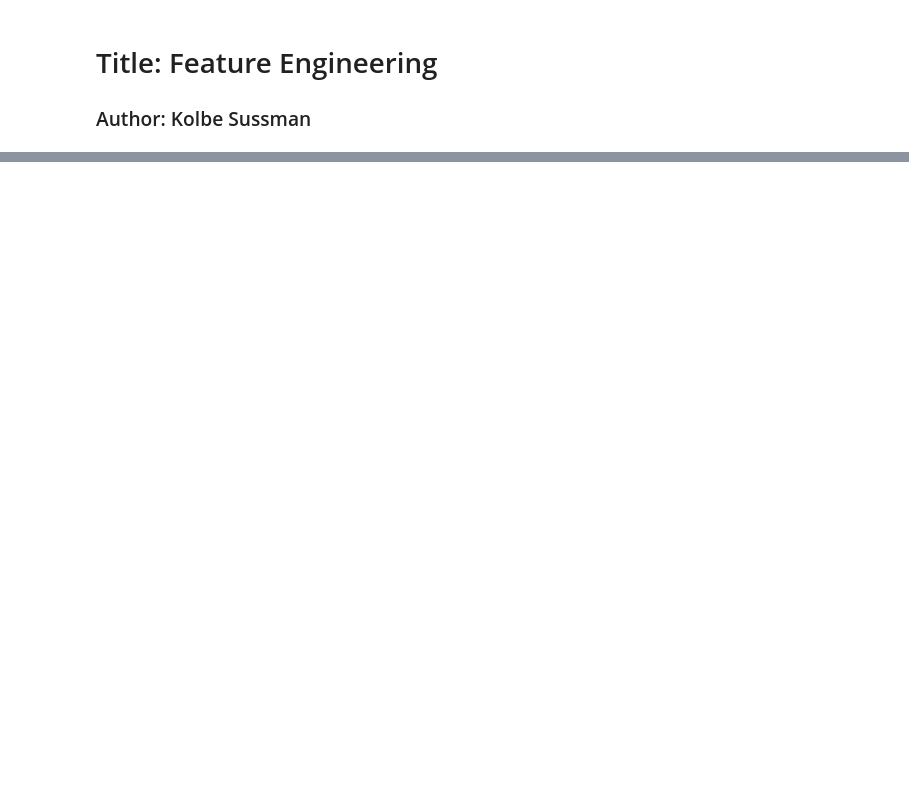
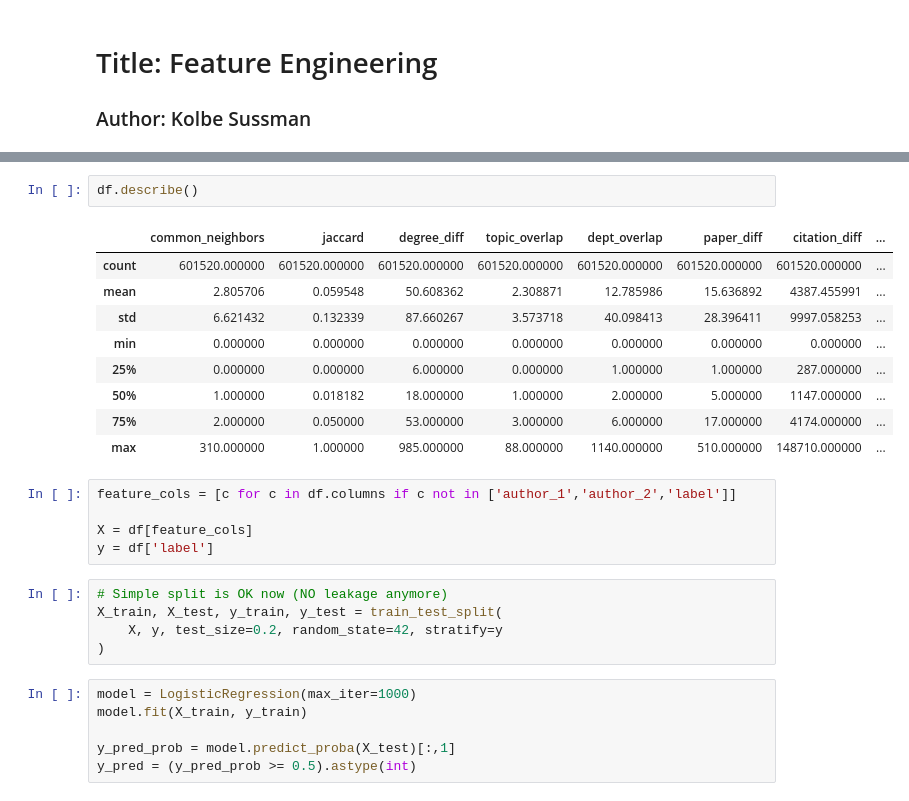
Before and after one commit to KolbeSussman/SIADS699-TheCollaboratory, a Jupyter notebook: notebooks/04_modeling.ipynb, the cells around one changed output, grey strips where cells are left out. Saved outputs shown, nothing was run; the diff lists cells and outputs as text; blank space fills up the shorter version.

```diff
--- a/notebooks/04_modeling.ipynb
+++ b/notebooks/04_modeling.ipynb
@@ -90,0 +29,28 @@ Training Random Forest...
+# %%
+df.describe()
+# %% [output]
+|  | common_neighbors | jaccard | degree_diff | topic_overlap | dept_overlap | paper_diff | citation_diff | ... |
+| count | 601520.000000 | 601520.000000 | 601520.000000 | 601520.000000 | 601520.000000 | 601520.000000 | 601520.000000 | ... |
+| mean | 2.805706 | 0.059548 | 50.608362 | 2.308871 | 12.785986 | 15.636892 | 4387.455991 | ... |
+| std | 6.621432 | 0.132339 | 87.660267 | 3.573718 | 40.098413 | 28.396411 | 9997.058253 | ... |
+| min | 0.000000 | 0.000000 | 0.000000 | 0.000000 | 0.000000 | 0.000000 | 0.000000 | ... |
+| 25% | 0.000000 | 0.000000 | 6.000000 | 0.000000 | 1.000000 | 1.000000 | 287.000000 | ... |
+| 50% | 1.000000 | 0.018182 | 18.000000 | 1.000000 | 2.000000 | 5.000000 | 1147.000000 | ... |
+| 75% | 2.000000 | 0.050000 | 53.000000 | 3.000000 | 6.000000 | 17.000000 | 4174.000000 | ... |
+| max | 310.000000 | 1.000000 | 985.000000 | 88.000000 | 1140.000000 | 510.000000 | 148710.000000 | ... |
+# %%
+feature_cols = [c for c in df.columns if c not in ['author_1','author_2','label']]
+
+X = df[feature_cols]
+y = df['label']
+# %%
+# Simple split is OK now (NO leakage anymore)
+X_train, X_test, y_train, y_test = train_test_split(
+    X, y, test_size=0.2, random_state=42, stratify=y
+)
+# %%
+model = LogisticRegression(max_iter=1000)
+model.fit(X_train, y_train)
+
+y_pred_prob = model.predict_proba(X_test)[:,1]
+y_pred = (y_pred_prob >= 0.5).astype(int)
```
Also changed, not shown: parts of 13 cells of this notebook, 3 other files.
